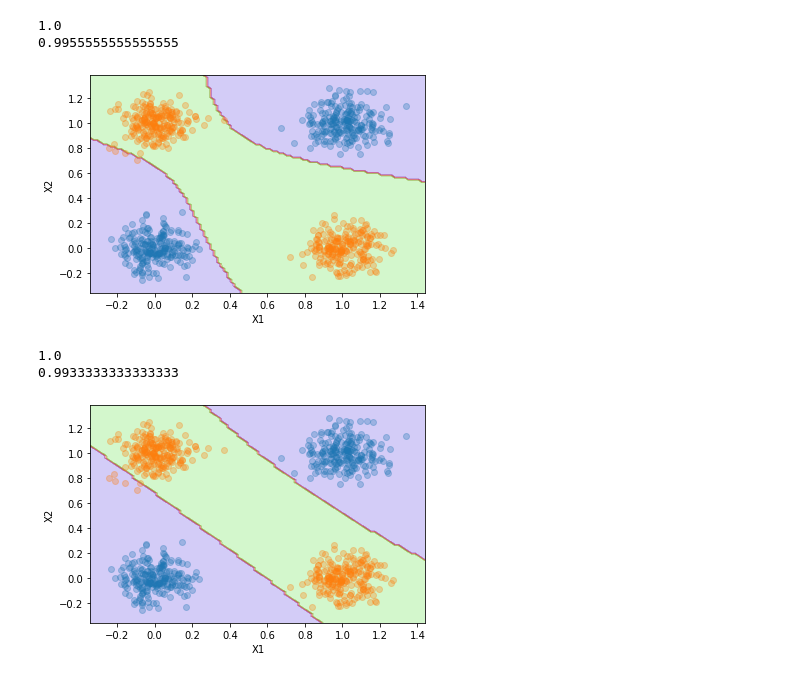
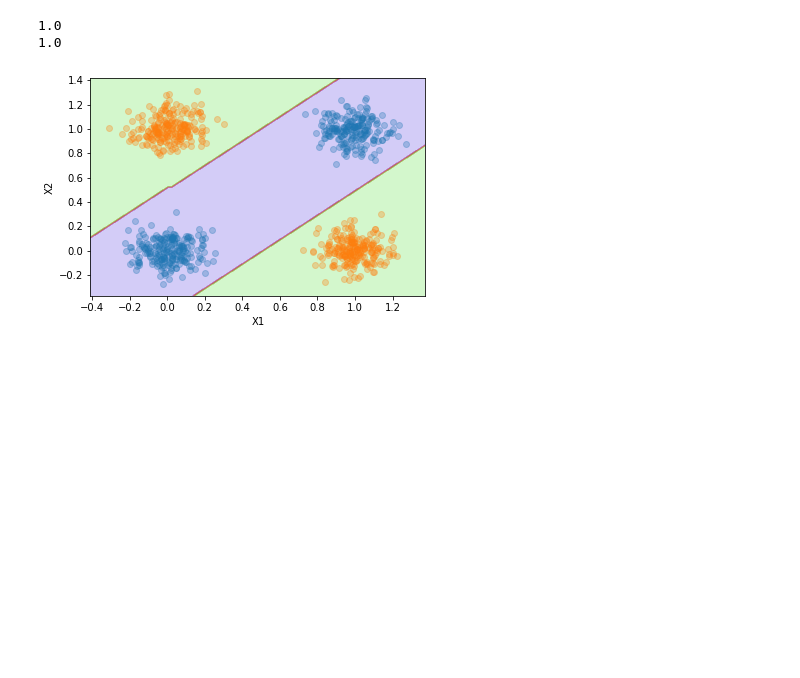
Before and after one commit to rafaeldsouza/mestrado, a Jupyter notebook: Redes Neurais/backward.ipynb, the cells around one changed output. Saved outputs shown, nothing was run; the diff lists cells and outputs as text; code cells hidden in the pictures; blank space fills up the shorter version.

```diff
--- a/Redes Neurais/backward.ipynb
+++ b/Redes Neurais/backward.ipynb
@@ -119,9 +53,30 @@ class Backpropagation():
+# %%
+def includebias(X):
+    bias = np.ones((X.shape[0],1))
+    Xb = np.concatenate((bias,X), axis=1)
+    return Xb
+
+
+class FixedWeigths():
+    def __init__(self):
+        self.n_hidden = 2
+        self.activation = tanh
+
+    def fit(self, X, y):
+        self.ihw = np.array([[1.75, 0.9, -0.9],[-1.75, 0.9, -0.9]]).T
+        self.how = np.array([1.234, -0.9, 0.9])
+
+    def predict(self, X):
+        Xb = includebias(X)
+        H = self.activation(Xb @ self.ihw)
+        Hb = includebias(H)
+        return Hb @ self.how
 # %%
 from sklearn.base import BaseEstimator, ClassifierMixin
 from sklearn.preprocessing import label_binarize
 
 class MLP(BaseEstimator, ClassifierMixin):
-    def __init__(self, training_algorithm=Backpropagation()):
+    def __init__(self, training_algorithm=FixedWeigths()):
         self.training_algorithm = training_algorithm
 
     def encode_labels(self, y):
@@ -144,18 +99,13 @@ class MLP(BaseEstimator, ClassifierMixin):
 def accuracy(yactual, ypred):
     return sum(yactual == ypred)/len(yactual)
 # %%
-for f in [Tanh(), Sigmoid()]:
-    mlp = MLP(Backpropagation(activation=f))
-    mlp.fit(Xtr, ytr)
-    print(accuracy(ytr, mlp.predict(Xtr)))
-    print(accuracy(yte, mlp.predict(Xte)))
-    plotDataSet(Xte, yte)
-    plot_predictions(mlp, Xte)
-    plt.show()
+mlp = MLP()
+mlp.fit(Xtr, ytr)
+print(accuracy(ytr, mlp.predict(Xtr)))
+print(accuracy(yte, mlp.predict(Xte)))
+plotDataSet(Xte, yte)
+plot_predictions(mlp, Xte)
 # %% [output]
 1.0
-0.9955555555555555
+1.0
-[figure, old version]
+[figure, new version]
-1.0
-0.9933333333333333
-[figure, removed]
```
Also changed, not shown: parts of 4 cells of this notebook.
